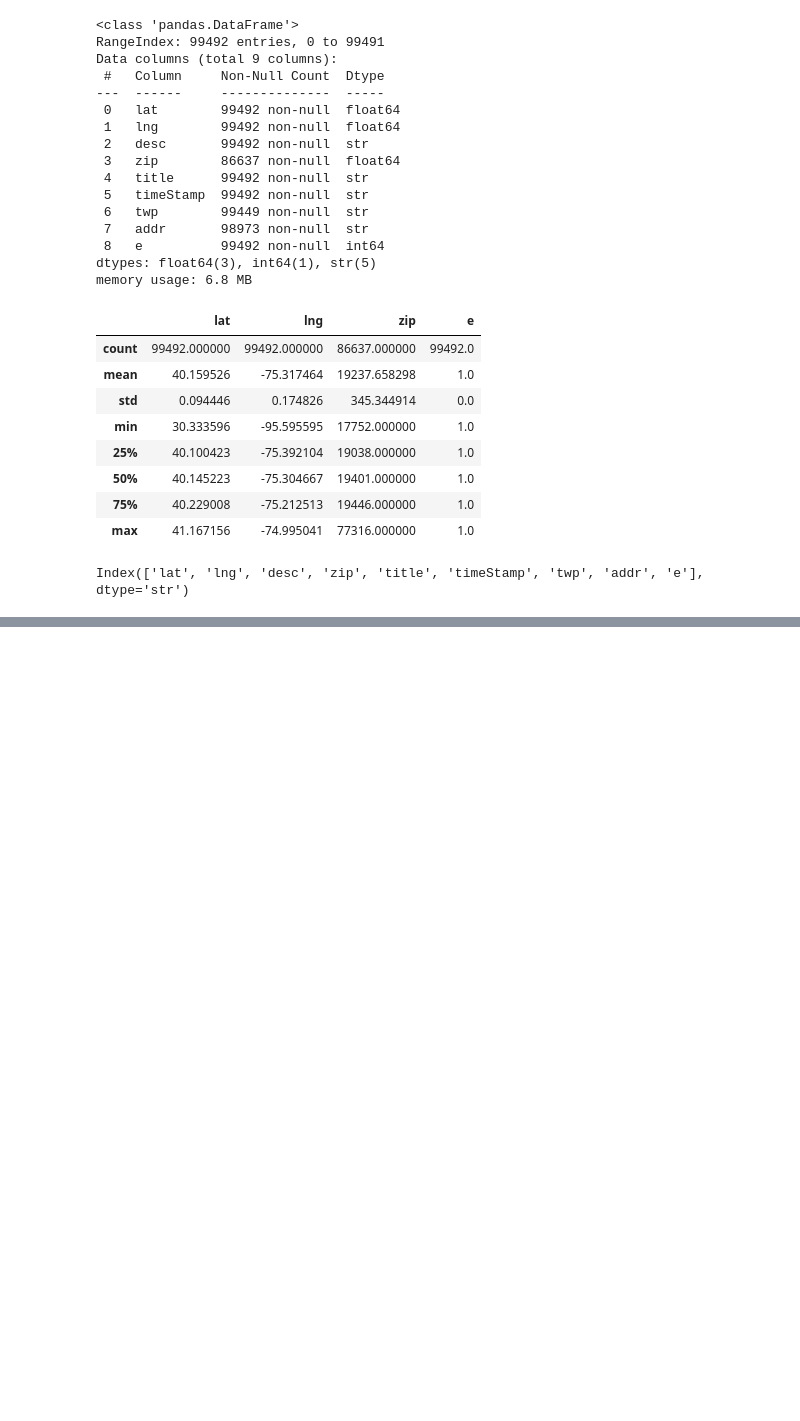
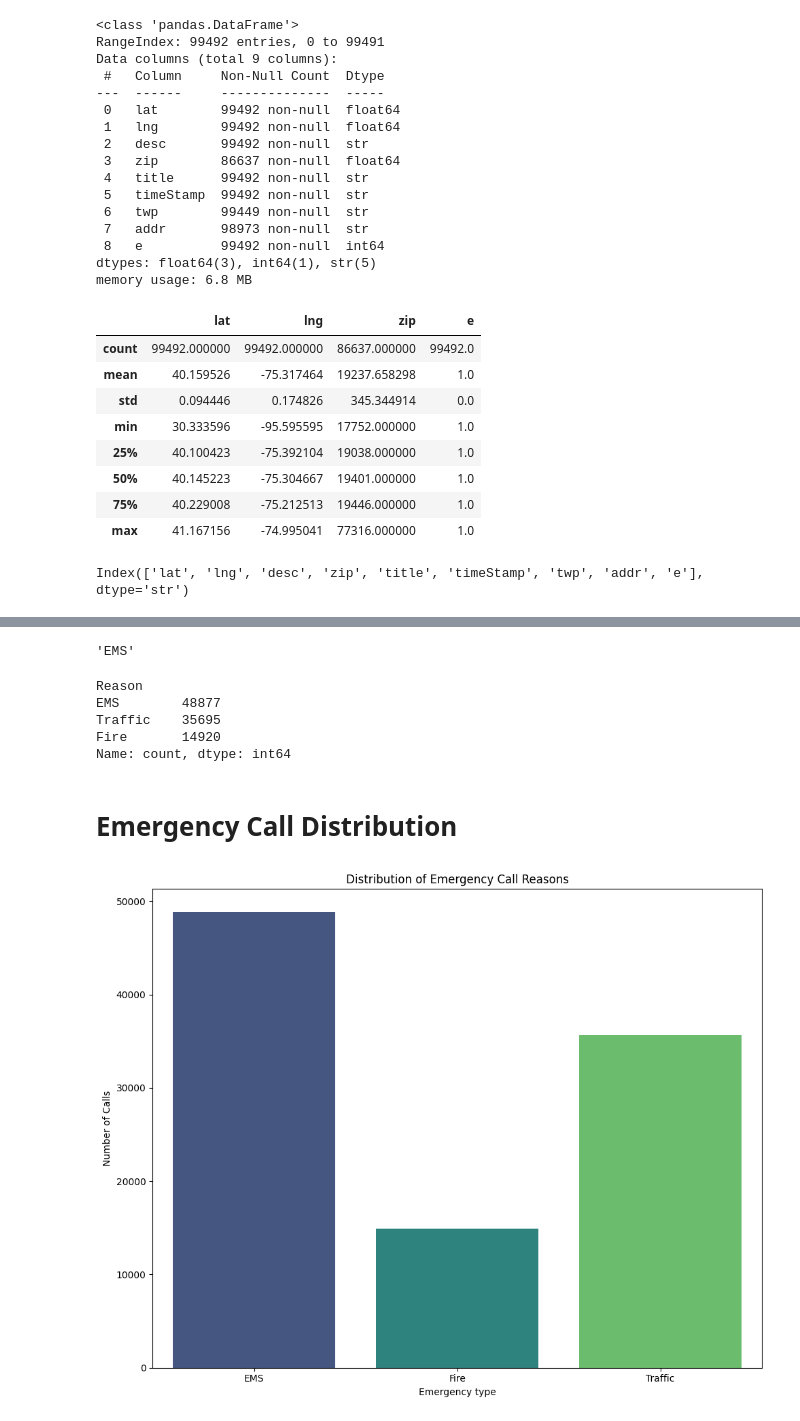
Before and after one commit to yeasiny71/911-calls-analytics, a Jupyter notebook: notebooks/eda.ipynb, the cells around one changed output, grey strips where cells are left out. Drawn from its saved outputs; the diff is of its cells as text; code cells hidden in the pictures; blank space fills up the shorter version.

Commit message:
Add timestamp feature engineering and emergency category analysis

```diff
--- a/notebooks/eda.ipynb
+++ b/notebooks/eda.ipynb
@@ -52,0 +80,8 @@ Index(['lat', 'lng', 'desc', 'zip', 'title', 'timeStamp', 'twp', 'addr', 'e'], d
+# %%
+#creating time based feature columns
+df['Hour'] = df['timeStamp'].apply(lambda time: time.hour)
+df['Month'] = df['timeStamp'].apply(lambda time: time.month)
+df['Day of Week'] = df['timeStamp'].apply(lambda time: time.dayofweek)
+# %%
+#converting weekdays number to names by creating a dictionary mapping
+dmap = {0:'Mon', 1:'Tue', 2:'Wed', 3:'Thu', 4:'Fri', 5:'Sat', 6:'Sun'}
@@ -52,0 +97,2 @@ Index(['lat', 'lng', 'desc', 'zip', 'title', 'timeStamp', 'twp', 'addr', 'e'], d
+# %%
+df['Day of Week'] = df['Day of Week'].map(dmap)
@@ -52,0 +113,30 @@ Index(['lat', 'lng', 'desc', 'zip', 'title', 'timeStamp', 'twp', 'addr', 'e'], d
+# %%
+#building the syntax to extract the category of emergency
+df['title'].iloc[0].split(":")[0]
+# %% [output]
+'EMS'
+# %%
+#creating a new column to specify the reason for calling emergency
+df['Reason'] = df['title'].apply(lambda title: title.split(":")[0])
+# %%
+#What is the most common reason for calling 911, based on the new column
+df['Reason'].value_counts()
+# %% [output]
+Reason
+EMS        48877
+Traffic    35695
+Fire       14920
+Name: count, dtype: int64
+# %% [markdown]
+# Emergency Call Distribution
+# %%
+#Using seaborn to create a countplot of 911 calls by reason
+plt.figure(figsize=(10,8))
+sns.countplot(x = "Reason",hue ="Reason",data =df, palette='viridis')
+plt.title("Distribution of Emergency Call Reasons")
+plt.xlabel("Emergency type")
+plt.ylabel("Number of Calls")
+plt.tight_layout()
+plt.savefig('D:/5 month Learning/Projects/911-calls-analytics/outputs/emergency_distribution.png')
+# %% [output]
+[figure, added]
```
Also changed, not shown: parts of 9 cells of this notebook, 1 other file.
